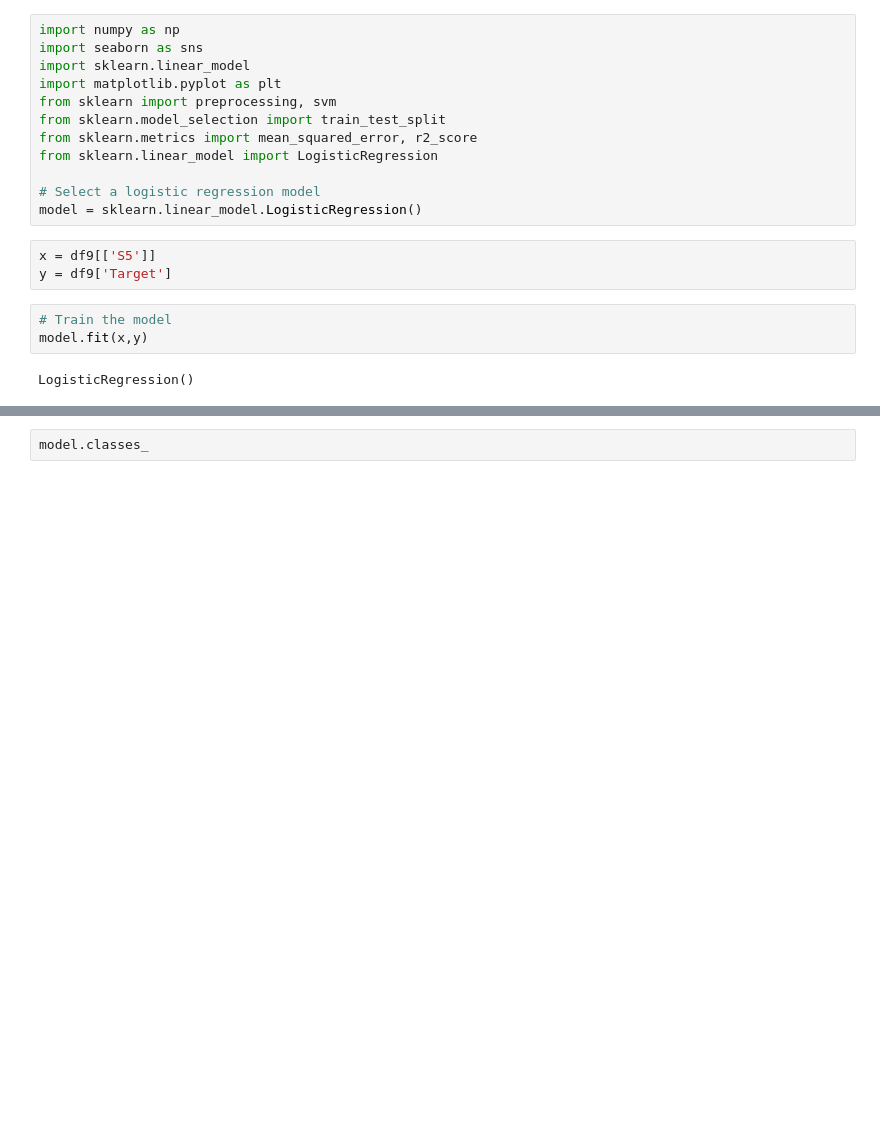
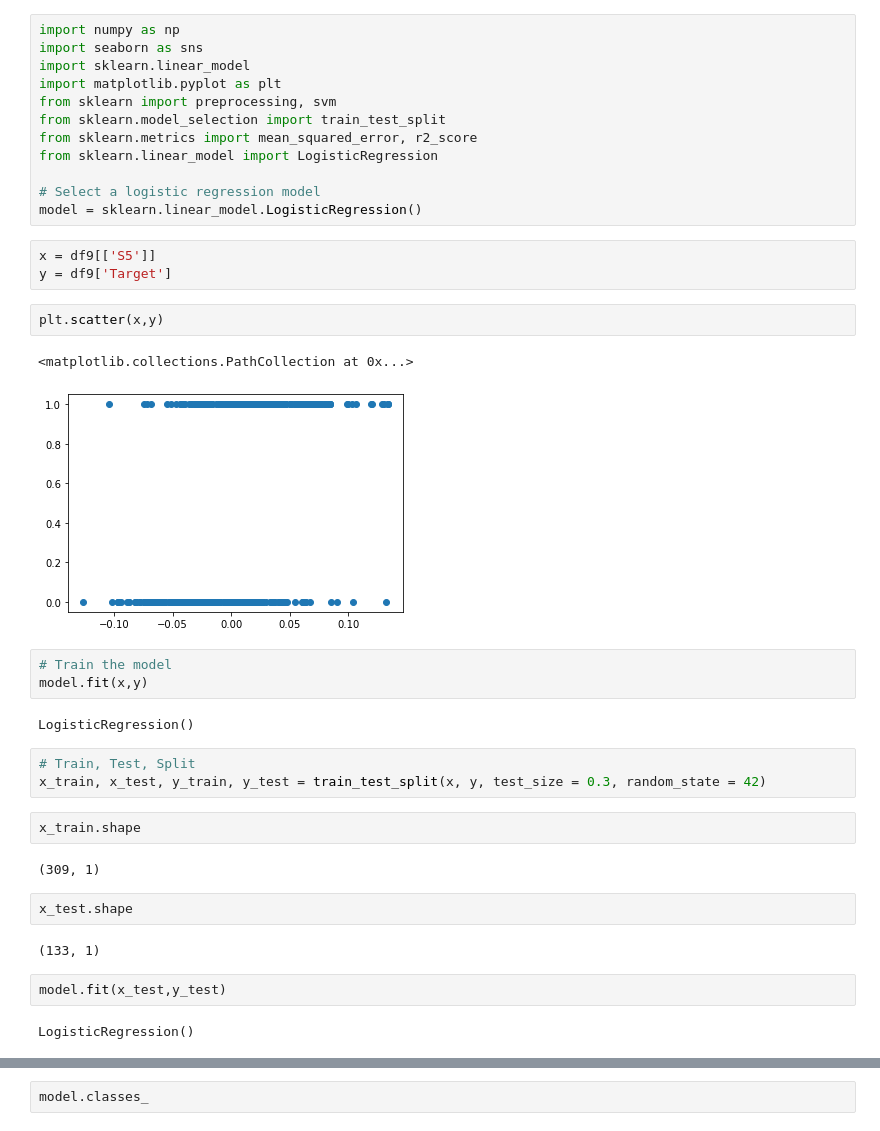
Before and after one commit to ygcha/DH150, a Jupyter notebook: Assignment3.ipynb, the cells around one changed output, grey strips where cells are left out. Cells and saved outputs as stored; diff of their text form; blank space fills up the shorter version.

```diff
--- a/Assignment3.ipynb
+++ b/Assignment3.ipynb
@@ -225,10 +225,30 @@ model = sklearn.linear_model.LogisticRegression()
 # %%
 x = df9[['S5']]
 y = df9['Target']
+# %%
+plt.scatter(x,y)
+# %% [output]
+<matplotlib.collections.PathCollection at 0x...>
+[figure, added]
 # %%
 # Train the model
 model.fit(x,y)
 # %% [output]
 LogisticRegression()
+# %%
+# Train, Test, Split
+x_train, x_test, y_train, y_test = train_test_split(x, y, test_size = 0.3, random_state = 42)
+# %%
+x_train.shape
+# %% [output]
+(309, 1)
+# %%
+x_test.shape
+# %% [output]
+(133, 1)
+# %%
+model.fit(x_test,y_test)
+# %% [output]
+LogisticRegression()
 # %%
 # Make a prediction
```
Also changed, not shown: parts of 29 cells of this notebook.
